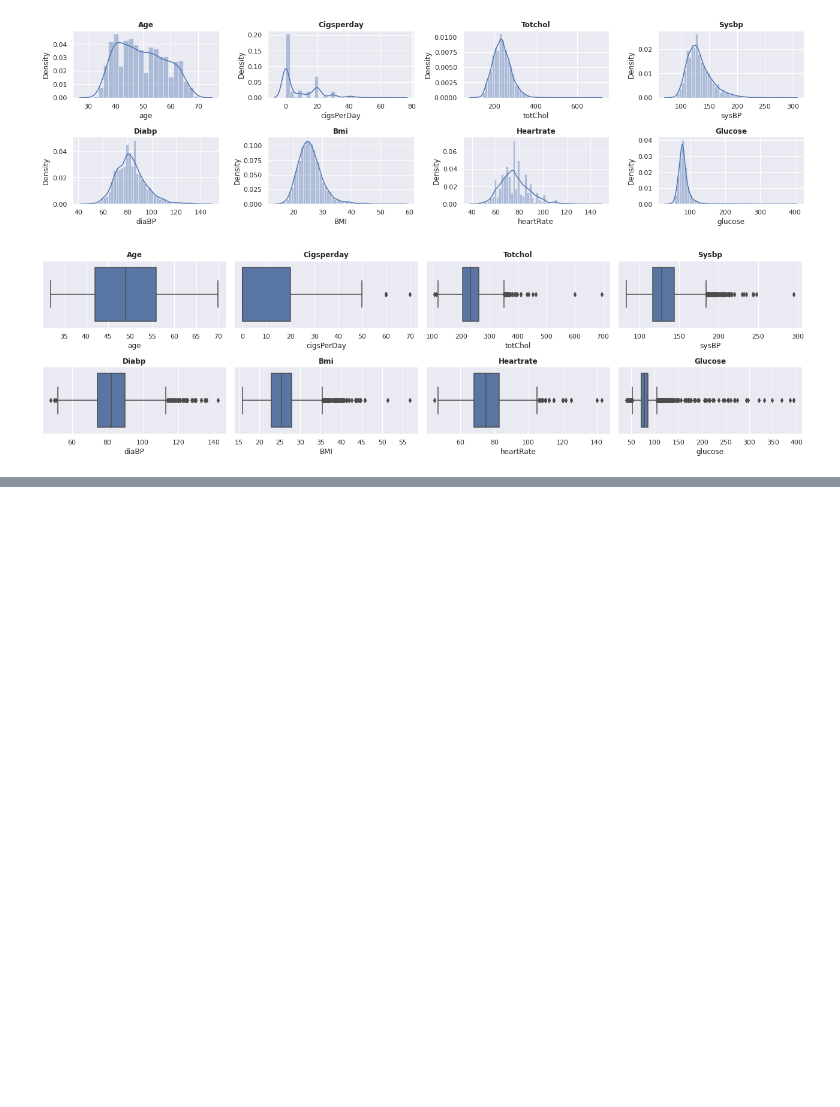
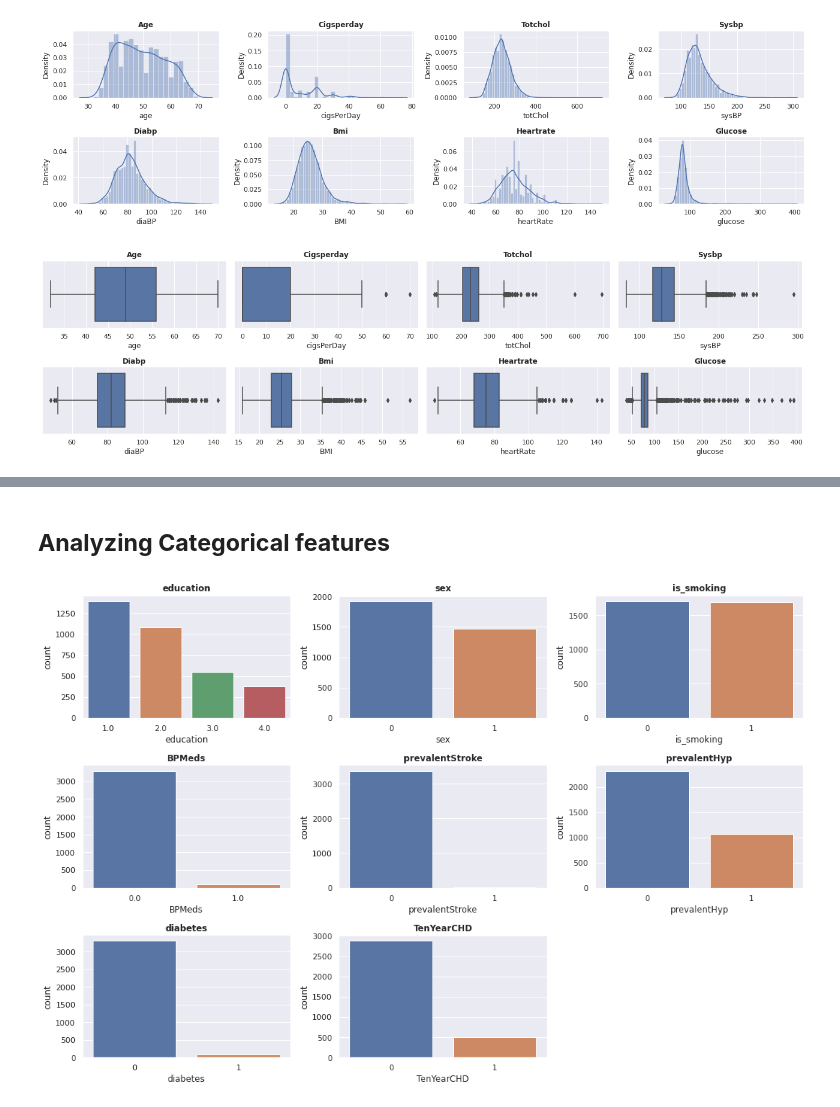
Before and after one commit to FarazAhmad2/Cardiovascular-Risk-Prediction, a Jupyter notebook: Cardiovascular_Risk_Prediction_Capstone_Project.ipynb, the cells around one changed output, grey strips where cells are left out. Drawn from its saved outputs; the diff is of its cells as text; code cells hidden in the pictures; blank space fills up the shorter version.

```diff
--- a/Cardiovascular_Risk_Prediction_Capstone_Project.ipynb
+++ b/Cardiovascular_Risk_Prediction_Capstone_Project.ipynb
@@ -225,0 +256,11 @@ for col in numeric_features:
+# %% [markdown]
+## <b> Analyzing Categorical features </b>
+# %%
+plt.figure(figsize=(15,10))
+for n, col in enumerate(categorical_features):
+  plt.subplot(3, 3, n+1)
+  sns.countplot(df1[col])
+  plt.title(col,weight='bold')
+  plt.tight_layout()
+# %% [output]
+[figure, added]
```
Also changed, not shown: parts of 6 cells of this notebook.
